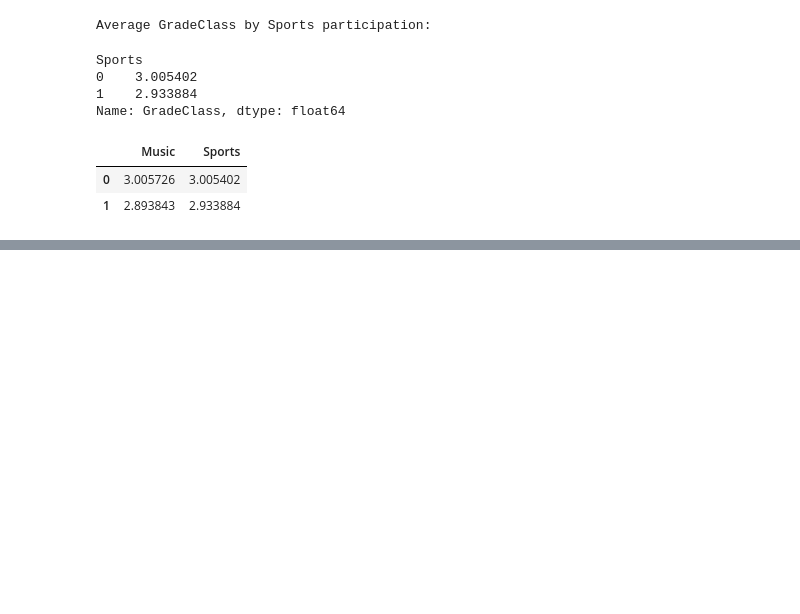
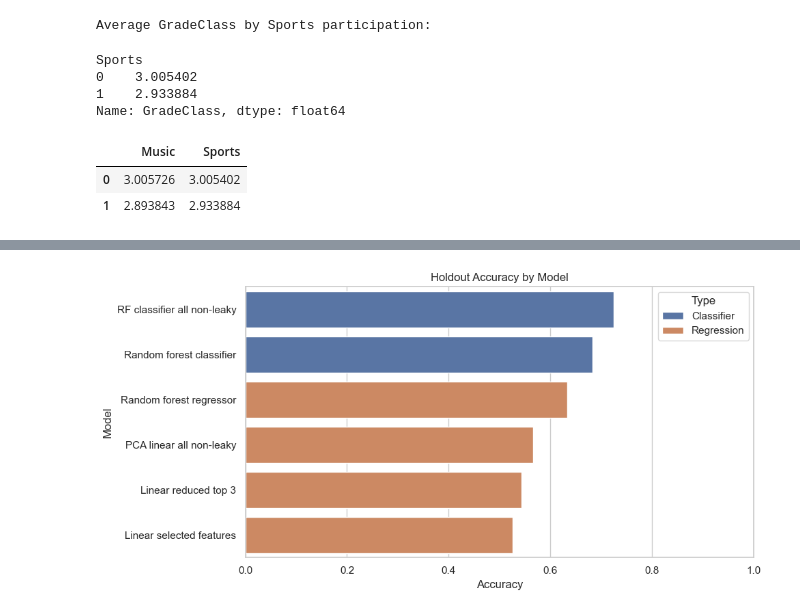
Before and after one commit to GJurado15/CS3120-Project-P2, a Jupyter notebook: Final Project GJuradoC.ipynb, the cells around one changed output, grey strips where cells are left out. Drawn from its saved outputs; the diff is of its cells as text; code cells hidden in the pictures; blank space fills up the shorter version.

```diff
--- a/Final Project GJuradoC.ipynb
+++ b/Final Project GJuradoC.ipynb
@@ -304,0 +327,6 @@ A few short speaking points you can use for class:
+# %%
+train_correlations = X_train[selected_features].join(y_train).corr(numeric_only=True)["GradeClass"].drop("GradeClass")
+reduced_features = train_correlations.abs().sort_values(ascending=False).head(3).index.tolist()
+
+print("Reduced feature set selected from training data only:", reduced_features)
+display(train_correlations.sort_values(key=abs, ascending=False).to_frame("TrainCorrelationWithGradeClass"))
@@ -304,0 +415,8 @@ A few short speaking points you can use for class:
+# %%
+plt.figure(figsize=(10, 5))
+sns.barplot(data=comparison_df, x="Accuracy", y="Model", hue="Type", dodge=False)
+plt.title("Holdout Accuracy by Model")
+plt.xlim(0, 1)
+plt.tight_layout()
+# %% [output]
+[figure, added]
```
Also changed, not shown: parts of 25 cells of this notebook, 1 other file.
